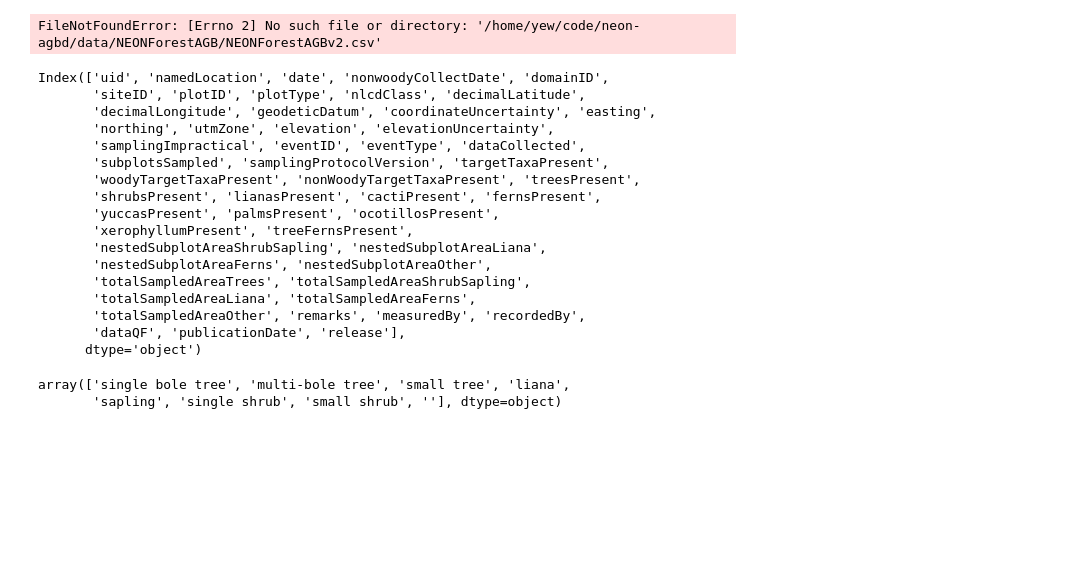
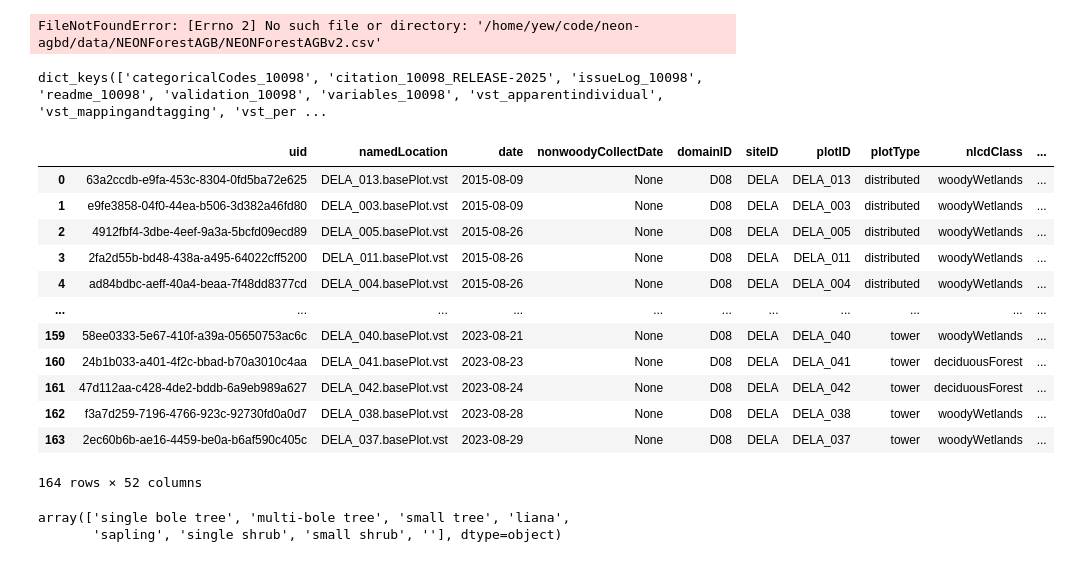
Before and after one commit to sibley/neon-agbd, a Jupyter notebook: notebooks/Prepare_neon-agbd_repo.ipynb, the cells around one changed output. Cells and saved outputs as stored; diff of their text form; code cells hidden in the pictures; blank space fills up the shorter version.

Commit message:
finished version 1 of the readme

```diff
--- a/notebooks/Prepare_neon-agbd_repo.ipynb
+++ b/notebooks/Prepare_neon-agbd_repo.ipynb
@@ -103,25 +103,25 @@ with open('/home/yew/code/neon-agbd/data/DP1.10098/' + site_name + '.pkl', 'rb')
 
 veg_dict.keys()
 
-veg_dict['vst_perplotperyear'].columns
+#veg_dict['vst_perplotperyear'].columns
 # %% [output]
-Index(['uid', 'namedLocation', 'date', 'nonwoodyCollectDate', 'domainID',
-       'siteID', 'plotID', 'plotType', 'nlcdClass', 'decimalLatitude',
-       'decimalLongitude', 'geodeticDatum', 'coordinateUncertainty', 'easting',
-       'northing', 'utmZone', 'elevation', 'elevationUncertainty',
-       'samplingImpractical', 'eventID', 'eventType', 'dataCollected',
-       'subplotsSampled', 'samplingProtocolVersion', 'targetTaxaPresent',
-       'woodyTargetTaxaPresent', 'nonWoodyTargetTaxaPresent', 'treesPresent',
-       'shrubsPresent', 'lianasPresent', 'cactiPresent', 'fernsPresent',
-       'yuccasPresent', 'palmsPresent', 'ocotillosPresent',
-       'xerophyllumPresent', 'treeFernsPresent',
-       'nestedSubplotAreaShrubSapling', 'nestedSubplotAreaLiana',
-       'nestedSubplotAreaFerns', 'nestedSubplotAreaOther',
-       'totalSampledAreaTrees', 'totalSampledAreaShrubSapling',
-       'totalSampledAreaLiana', 'totalSampledAreaFerns',
-       'totalSampledAreaOther', 'remarks', 'measuredBy', 'recordedBy',
-       'dataQF', 'publicationDate', 'release'],
-      dtype='object')
+dict_keys(['categoricalCodes_10098', 'citation_10098_RELEASE-2025', 'issueLog_10098', 'readme_10098', 'validation_10098', 'variables_10098', 'vst_apparentindividual', 'vst_mappingandtagging', 'vst_per ...
+# %%
+veg_dict['vst_perplotperyear']#['growthForm'].unique()
+# %% [output]
+|  | uid | namedLocation | date | nonwoodyCollectDate | domainID | siteID | plotID | plotType | nlcdClass | ... |
+| 0 | 63a2ccdb-e9fa-453c-8304-0fd5ba72e625 | DELA_013.basePlot.vst | 2015-08-09 | None | D08 | DELA | DELA_013 | distributed | woodyWetlands | ... |
+| 1 | e9fe3858-04f0-44ea-b506-3d382a46fd80 | DELA_003.basePlot.vst | 2015-08-09 | None | D08 | DELA | DELA_003 | distributed | woodyWetlands | ... |
+| 2 | 4912fbf4-3dbe-4eef-9a3a-5bcfd09ecd89 | DELA_005.basePlot.vst | 2015-08-26 | None | D08 | DELA | DELA_005 | distributed | woodyWetlands | ... |
+| 3 | 2fa2d55b-bd48-438a-a495-64022cff5200 | DELA_011.basePlot.vst | 2015-08-26 | None | D08 | DELA | DELA_011 | distributed | woodyWetlands | ... |
+| 4 | ad84bdbc-aeff-40a4-beaa-7f48dd8377cd | DELA_004.basePlot.vst | 2015-08-26 | None | D08 | DELA | DELA_004 | distributed | woodyWetlands | ... |
+| ... | ... | ... | ... | ... | ... | ... | ... | ... | ... | ... |
+| 159 | 58ee0333-5e67-410f-a39a-05650753ac6c | DELA_040.basePlot.vst | 2023-08-21 | None | D08 | DELA | DELA_040 | tower | woodyWetlands | ... |
+| 160 | 24b1b033-a401-4f2c-bbad-b70a3010c4aa | DELA_041.basePlot.vst | 2023-08-23 | None | D08 | DELA | DELA_041 | tower | deciduousForest | ... |
+| 161 | 47d112aa-c428-4de2-bddb-6a9eb989a627 | DELA_042.basePlot.vst | 2023-08-24 | None | D08 | DELA | DELA_042 | tower | deciduousForest | ... |
+| 162 | f3a7d259-7196-4766-923c-92730fd0a0d7 | DELA_038.basePlot.vst | 2023-08-28 | None | D08 | DELA | DELA_038 | tower | woodyWetlands | ... |
+| 163 | 2ec60b6b-ae16-4459-be0a-b6af590c405c | DELA_037.basePlot.vst | 2023-08-29 | None | D08 | DELA | DELA_037 | tower | woodyWetlands | ... |
+164 rows × 52 columns
 # %%
 veg_dict['vst_apparentindividual']['growthForm'].unique()
 # %% [output]
```
Also changed, not shown: parts of 3 cells of this notebook, 1 other file.
